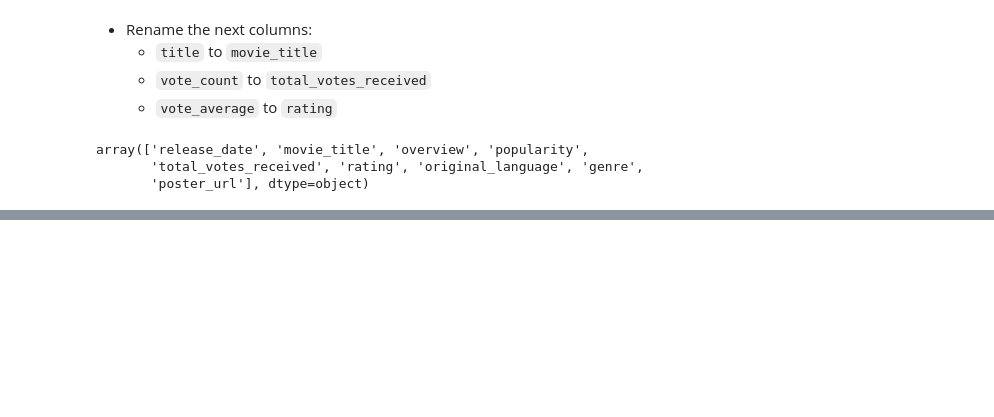
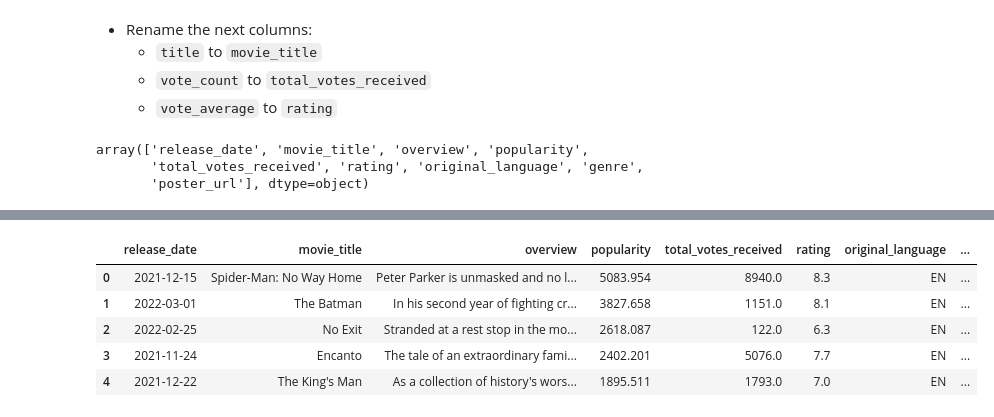
Before and after one commit to Doc-UP-AlejandroJaimes/Pandas-for-Education-Learning-through-Hands-On-Examples, a Jupyter notebook: C1-Getting-Started-with-Pandas-Basics-and-Fundamentals/C1-Introduction/C1-Introduction-To-Pandas-and-DataFrame-Structure.ipynb, the cells around one changed output, grey strips where cells are left out. Saved outputs shown, nothing was run; the diff lists cells and outputs as text; code cells hidden in the pictures; blank space fills up the shorter version.

```diff
--- a/C1-Getting-Started-with-Pandas-Basics-and-Fundamentals/C1-Introduction/C1-Introduction-To-Pandas-and-DataFrame-Structure.ipynb
+++ b/C1-Getting-Started-with-Pandas-Basics-and-Fundamentals/C1-Introduction/C1-Introduction-To-Pandas-and-DataFrame-Structure.ipynb
@@ -723,0 +805,3 @@ array(['release_date', 'movie_title', 'overview', 'popularity',
+# %%
+# create a column year published
+movies_copy['year_published'] = movies_copy['release_date'].dt.year
@@ -723,0 +814,4 @@ array(['release_date', 'movie_title', 'overview', 'popularity',
+# %%
+# count a number of movies per year
+count_years = movies_copy['year_published'].value_counts()
+count_years.head()
@@ -723,0 +830,3 @@ array(['release_date', 'movie_title', 'overview', 'popularity',
+# %%
+# assing this series a new column
+movies_copy = movies_copy.assign(number_movies_per_year = count_years)
@@ -723,0 +857,11 @@ array(['release_date', 'movie_title', 'overview', 'popularity',
+# %%
+movies_copy['original_language'] = movies_copy['original_language'].str.upper()
+# %%
+movies_copy.head()
+# %% [output]
+|  | release_date | movie_title | overview | popularity | total_votes_received | rating | original_language | ... |
+| 0 | 2021-12-15 | Spider-Man: No Way Home | Peter Parker is unmasked and no l... | 5083.954 | 8940.0 | 8.3 | EN | ... |
+| 1 | 2022-03-01 | The Batman | In his second year of fighting cr... | 3827.658 | 1151.0 | 8.1 | EN | ... |
+| 2 | 2022-02-25 | No Exit | Stranded at a rest stop in the mo... | 2618.087 | 122.0 | 6.3 | EN | ... |
+| 3 | 2021-11-24 | Encanto | The tale of an extraordinary fami... | 2402.201 | 5076.0 | 7.7 | EN | ... |
+| 4 | 2021-12-22 | The King's Man | As a collection of history's wors... | 1895.511 | 1793.0 | 7.0 | EN | ... |
```
Also changed, not shown: parts of 38 cells of this notebook, 2 other files.
